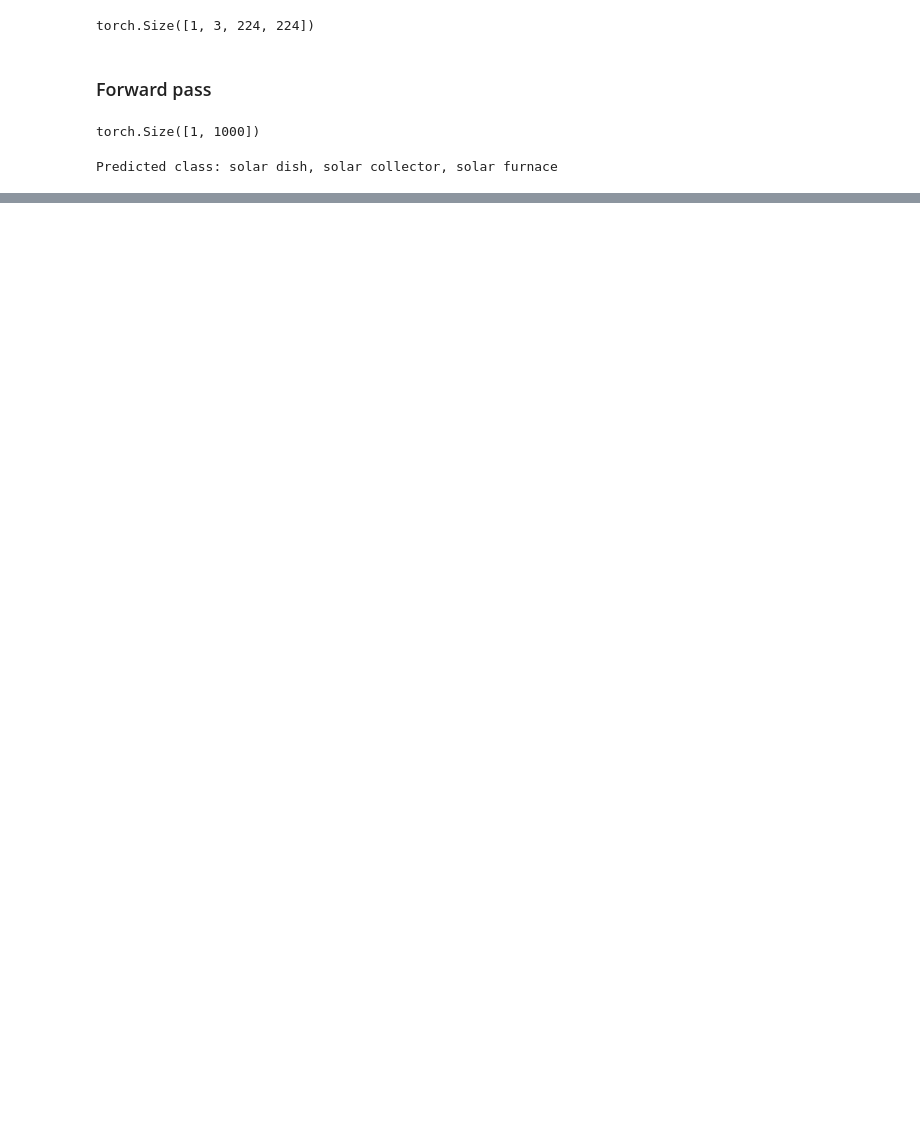
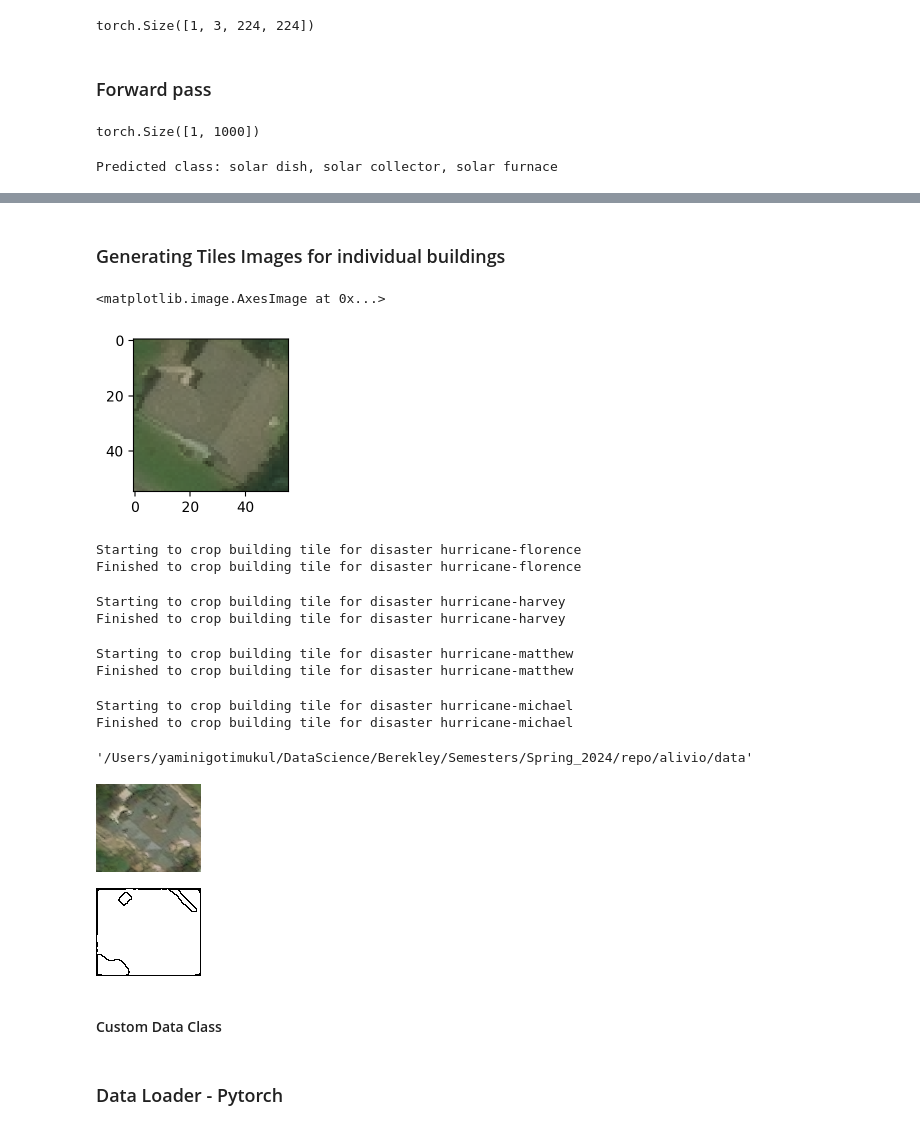
Before and after one commit to cricksmaidiene/alivio, a Jupyter notebook: src/04_models/Model_SAM_GEO_VIT.ipynb, the cells around one changed output, grey strips where cells are left out. Drawn from its saved outputs; the diff is of its cells as text; code cells hidden in the pictures; blank space fills up the shorter version.

```diff
--- a/src/04_models/Model_SAM_GEO_VIT.ipynb
+++ b/src/04_models/Model_SAM_GEO_VIT.ipynb
@@ -159,6 +176,10 @@ def get_bbox(image_wkt):
 def get_bounds_list(image_wkt):
     bounds = wkt.loads(image_wkt).bounds
     return [bounds[0], bounds[1], bounds[2], bounds[3]]
+
+def get_bounds_tp(image_wkt):
+    bounds = wkt.loads(image_wkt).bounds
+    return (bounds[0], bounds[1], bounds[2], bounds[3])
 # %%
 def generate_point_mask_sam(img_wkt):
     mask_predictor = SamPredictor(sam)
@@ -444,0 +546,6 @@ Predicted class: solar dish, solar collector, solar furnace
+# %%
+bd_data_dir=os.path.join(BASE_DATA_DIR, 'xview_building_damage')
+train_data_dir = os.path.join(bd_data_dir, 'train')
+disaster_name='hurricane-florence'
+train_disaster_tifs_dir = os.path.join(train_data_dir, disaster_name, 'tifs')
+generate_tiff_by_disaster(train_hurricane_florence_df, train_data_dir, disaster_name, train_disaster_tifs_dir)
@@ -444,0 +625,2 @@ Predicted class: solar dish, solar collector, solar furnace
+# %% [markdown]
+### Generating Tiles Images for individual buildings
@@ -444,0 +639,17 @@ Predicted class: solar dish, solar collector, solar furnace
+# %%
+img_nm='hurricane-florence_00000015_pre_disaster.tif'
+out_name='output.tif'
+train_data_dir = os.path.join(bd_data_dir, 'train')
+train_disaster_tifs_dir = os.path.join(train_data_dir, 'hurricane-florence', 'tifs')
+input_path = os.path.join(train_disaster_tifs_dir,img_nm)
+out_path=os.path.join(train_data_dir, 'hurricane-florence', out_name)
+map_b=get_bounds_tp('POLYGON ((-77.88107249915639 34.60174844403493, -77.88098874614532 34.60180287433197, -77.88092735717723 34.60181612648822, -77.88087035888097 34.60172699517501, -77.8808762441666 34.60171374332619, -77.88101215058224 34.60165414685003, -77.88107249915639 34.60174844403493))')
+bbox = get_bounds_tp('POLYGON ((749.3385911021327 382.8597387895979, 769.0079390854055 391.6157711194367, 779.1020387059676 400.2914711701138, 771.118655669168 415.9249881796352, 776.4949812210343 419.7873533925342, 766.3430596825572 437.9339131443713, 723.1973931366729 410.3968259685066, 733.0955166399604 394.6613475812835, 744.6433273888493 401.5138946224681, 748.0696009096962 395.4227416957306, 743.3743371966666 392.1233671974258, 749.3385911021327 382.8597387895979))')
+im=Image.open(input_path)
+im=im.crop(bbox)
+im.save(out_path)
+plt.figure(figsize=(2,2))
+plt.imshow(im)
+# %% [output]
+<matplotlib.image.AxesImage at 0x...>
+[figure, added]
@@ -444,0 +683,29 @@ Predicted class: solar dish, solar collector, solar furnace
+# %%
+bd_data_dir=os.path.join(BASE_DATA_DIR, 'xview_building_damage')
+disaster_name='hurricane-florence'
+create_and_save_building_tiles(df, bd_data_dir, disaster_name, 'building_crops')
+# %% [output]
+Starting to crop building tile for disaster hurricane-florence
+Finished to crop building tile for disaster hurricane-florence
+# %%
+disaster_name='hurricane-harvey'
+create_and_save_building_tiles(df_hh, bd_data_dir, disaster_name, 'building_crops')
+# %% [output]
+Starting to crop building tile for disaster hurricane-harvey
+Finished to crop building tile for disaster hurricane-harvey
+# %%
+disaster_name='hurricane-matthew'
+create_and_save_building_tiles(df_hm, bd_data_dir, disaster_name, 'building_crops')
+# %% [output]
+Starting to crop building tile for disaster hurricane-matthew
+Finished to crop building tile for disaster hurricane-matthew
+# %%
+disaster_name='hurricane-michael'
+create_and_save_building_tiles(df_hmc, bd_data_dir, disaster_name, 'building_crops')
+# %% [output]
+Starting to crop building tile for disaster hurricane-michael
+Finished to crop building tile for disaster hurricane-michael
+# %%
+BASE_DATA_DIR
+# %% [output]
+'/Users/yaminigotimukul/DataScience/Berekley/Semesters/Spring_2024/repo/alivio/data'
@@ -444,0 +720,10 @@ Predicted class: solar dish, solar collector, solar furnace
+# %%
+Image.open(sample_image)
+# %% [output]
+[figure, added]
+# %%
+Image.open(output_dir)
+# %% [output]
+[figure, added]
+# %% [markdown]
+#### Custom Data Class
@@ -444,0 +763,2 @@ Predicted class: solar dish, solar collector, solar furnace
+# %% [markdown]
+### Data Loader - Pytorch
```
Also changed, not shown: parts of 73 cells of this notebook.
